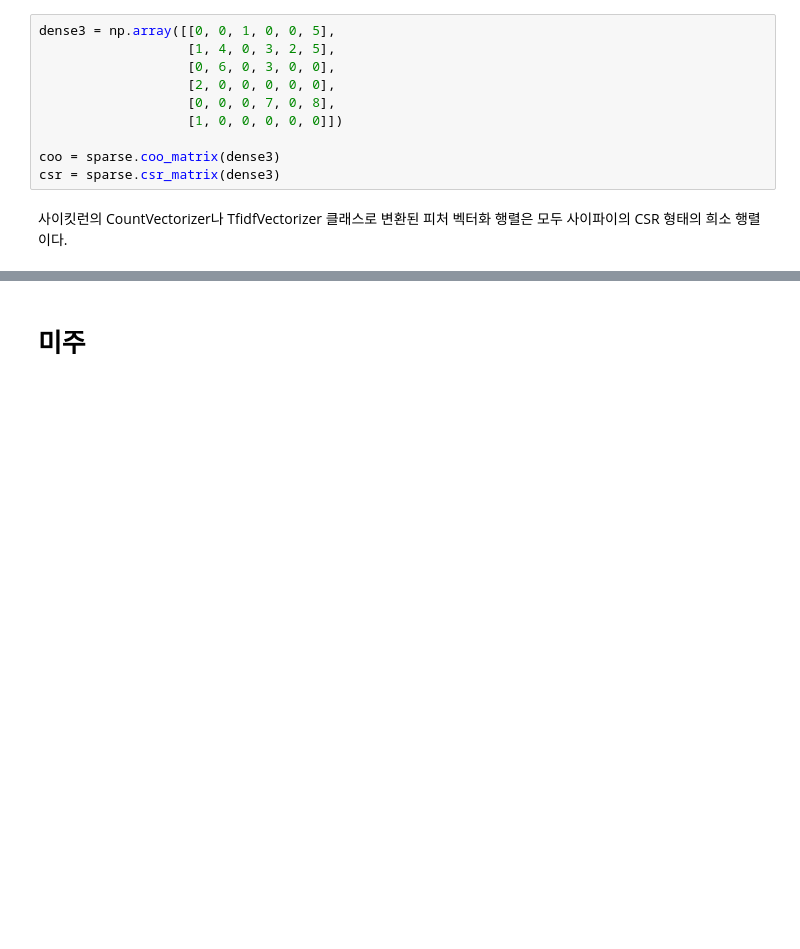
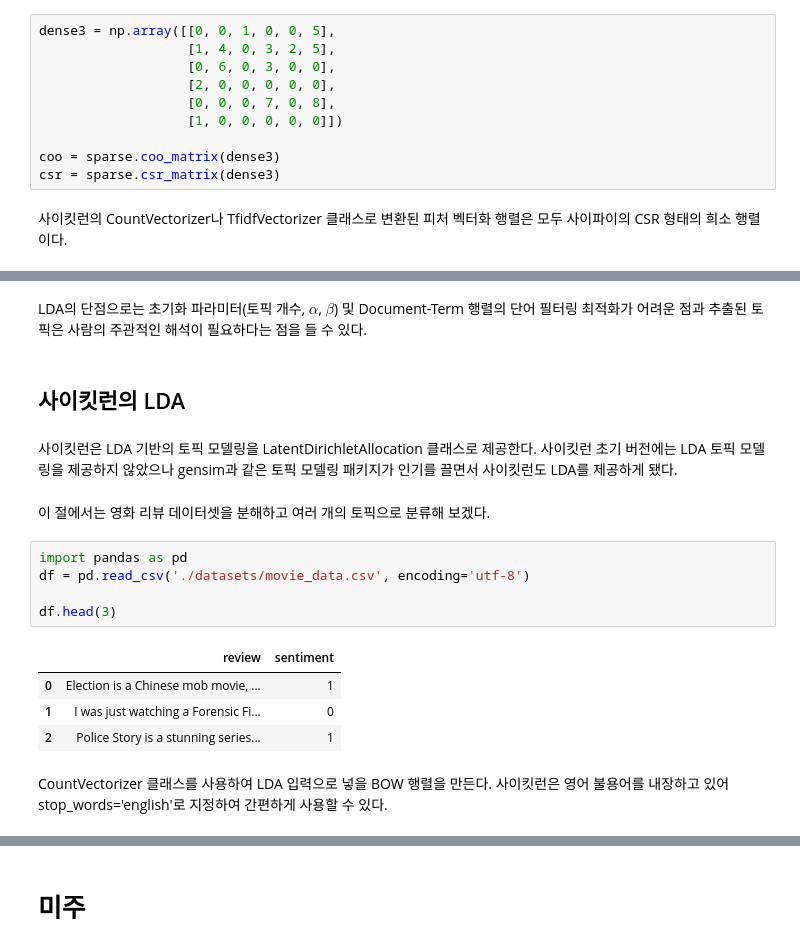
Before and after one commit to Sameta-cani/jwork, a Jupyter notebook: Text Analysis.ipynb, the cells around one changed output, grey strips where cells are left out. Cells and saved outputs as stored; diff of their text form; blank space fills up the shorter version.

```diff
--- a/Text Analysis.ipynb
+++ b/Text Analysis.ipynb
@@ -726,0 +1194,20 @@ csr = sparse.csr_matrix(dense3)
+# %% [markdown]
+LDA의 단점으로는 초기화 파라미터(토픽 개수, $\alpha$, $\beta$) 및 Document-Term 행렬의 단어 필터링 최적화가 어려운 점과 추출된 토픽은 사람의 주관적인 해석이 필요하다는 점을 들 수 있다.
+# %% [markdown]
+## 사이킷런의 LDA
+# %% [markdown]
+사이킷런은 LDA 기반의 토픽 모델링을 LatentDirichletAllocation 클래스로 제공한다. 사이킷런 초기 버전에는 LDA 토픽 모델링을 제공하지 않았으나 gensim과 같은 토픽 모델링 패키지가 인기를 끌면서 사이킷런도 LDA를 제공하게 됐다.
+# %% [markdown]
+이 절에서는 영화 리뷰 데이터셋을 분해하고 여러 개의 토픽으로 분류해 보겠다.
+# %%
+import pandas as pd
+df = pd.read_csv('./datasets/movie_data.csv', encoding='utf-8')
+
+df.head(3)
+# %% [output]
+|  | review | sentiment |
+| 0 | Election is a Chinese mob movie, ... | 1 |
+| 1 | I was just watching a Forensic Fi... | 0 |
+| 2 | Police Story is a stunning series... | 1 |
+# %% [markdown]
+CountVectorizer 클래스를 사용하여 LDA 입력으로 넣을 BOW 행렬을 만든다. 사이킷런은 영어 불용어를 내장하고 있어 stop_words='english'로 지정하여 간편하게 사용할 수 있다.
```
Also changed, not shown: parts of 113 cells of this notebook, 3 other files.
